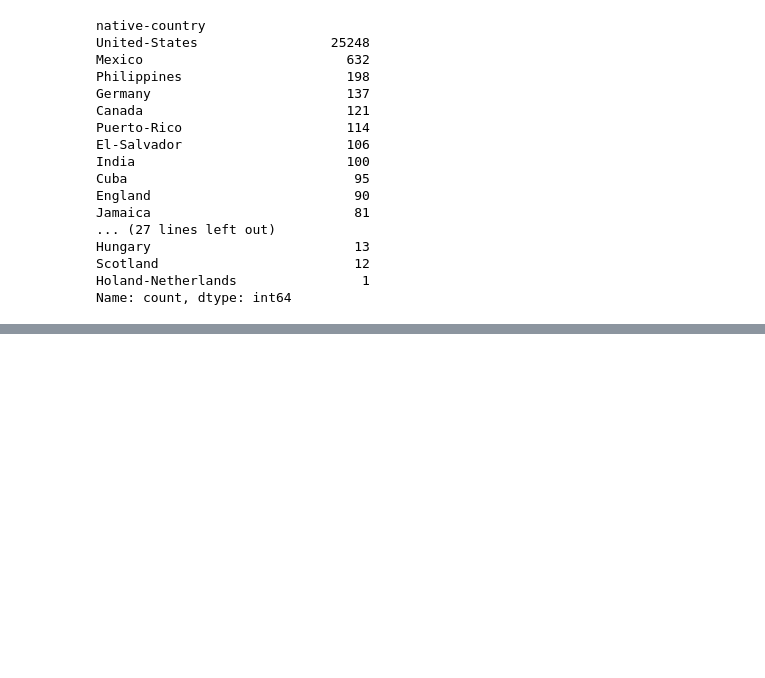
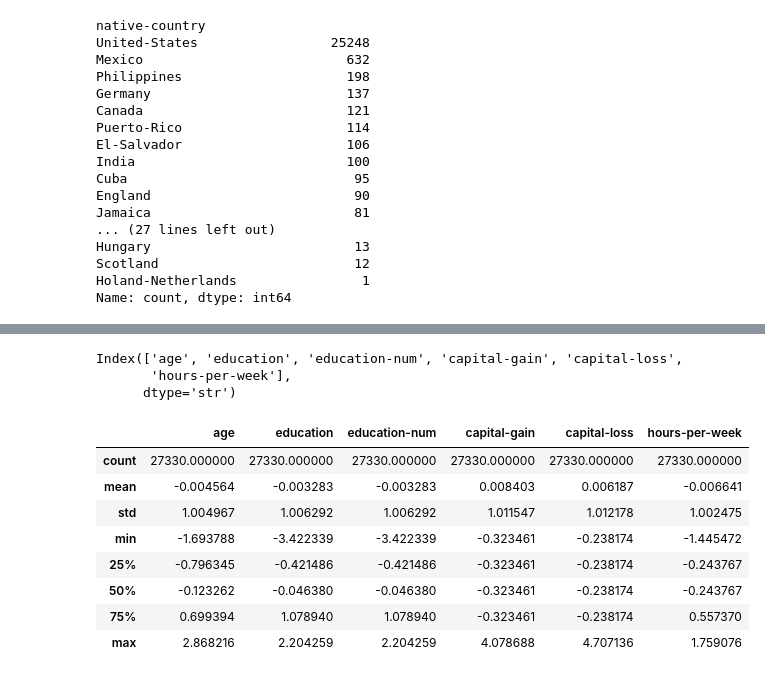
Before and after one commit to mariamayman815/Income-Prediction, a Jupyter notebook: Notebooks/preprocessing.ipynb, the cells around one changed output, grey strips where cells are left out. Saved outputs shown, nothing was run; the diff lists cells and outputs as text; code cells hidden in the pictures; blank space fills up the shorter version.

```diff
--- a/Notebooks/preprocessing.ipynb
+++ b/Notebooks/preprocessing.ipynb
@@ -427,0 +572,18 @@ max    2.868216e+00   2.204259e+00  3.435058e+00      4.707136    1.759076e+00
+# %%
+X_final.select_dtypes(include='number').columns
+# %% [output]
+Index(['age', 'education', 'education-num', 'capital-gain', 'capital-loss',
+       'hours-per-week'],
+      dtype='str')
+# %%
+X_final.describe()
+# %% [output]
+|  | age | education | education-num | capital-gain | capital-loss | hours-per-week |
+| count | 27330.000000 | 27330.000000 | 27330.000000 | 27330.000000 | 27330.000000 | 27330.000000 |
+| mean | -0.004564 | -0.003283 | -0.003283 | 0.008403 | 0.006187 | -0.006641 |
+| std | 1.004967 | 1.006292 | 1.006292 | 1.011547 | 1.012178 | 1.002475 |
+| min | -1.693788 | -3.422339 | -3.422339 | -0.323461 | -0.238174 | -1.445472 |
+| 25% | -0.796345 | -0.421486 | -0.421486 | -0.323461 | -0.238174 | -0.243767 |
+| 50% | -0.123262 | -0.046380 | -0.046380 | -0.323461 | -0.238174 | -0.243767 |
+| 75% | 0.699394 | 1.078940 | 1.078940 | -0.323461 | -0.238174 | 0.557370 |
+| max | 2.868216 | 2.204259 | 2.204259 | 4.078688 | 4.707136 | 1.759076 |
```
Also changed, not shown: parts of 35 cells of this notebook.
